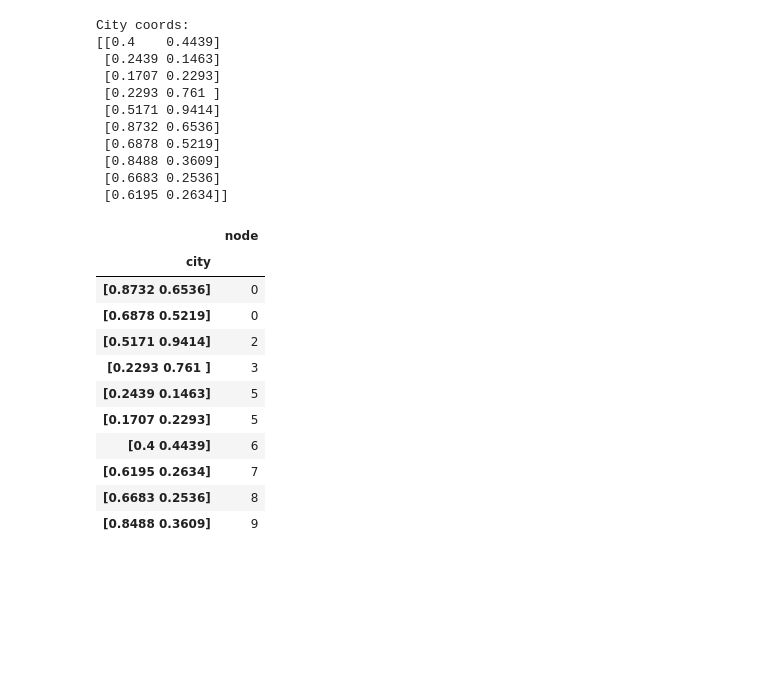
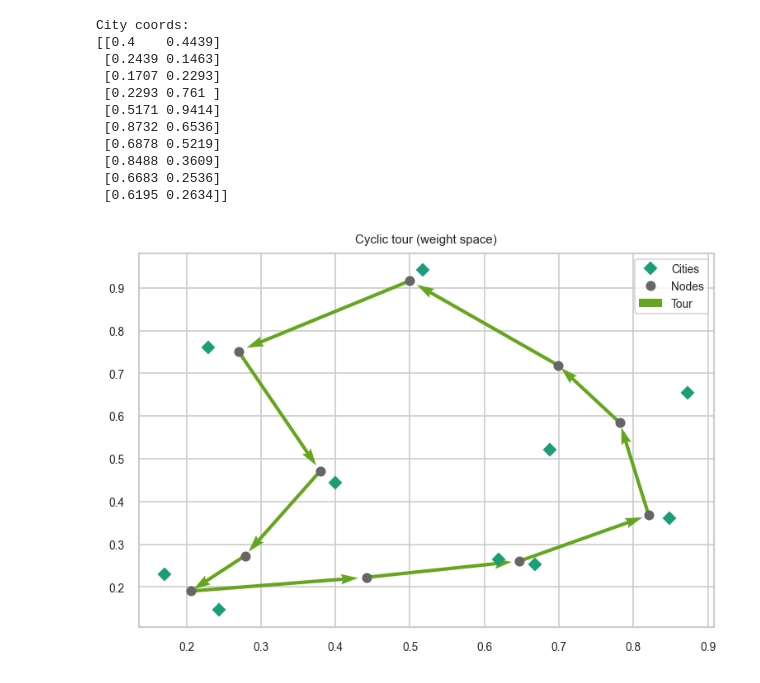
Before and after one commit to molguin92/ANNDA_HT20_LAB2, a Jupyter notebook: part2.ipynb, the cells around one changed output. Cells and saved outputs as stored; diff of their text form; code cells hidden in the pictures; blank space fills up the shorter version.

Commit message:
cyclic tour

```diff
--- a/part2.ipynb
+++ b/part2.ipynb
@@ -61,52 +61,49 @@ cities = []
 with open('data/cities.dat', 'r') as fp:
     for line in fp.readlines():
         if line.startswith('%'):
             # skip comments
             continue
 
         tokens = parse.search('{x_coord:f}, {y_coord:f};', line)
         if tokens is not None:
             cities.append([tokens['x_coord'], tokens['y_coord']])
 
 cities = np.array(cities)
-print('City coords: ')
-print(cities)
 
 som = SelfOrganizingMap(
     topology=CircularSOMTopology(nnodes=10,
                                    starting_neighbor_d=2,
                                    neighborhood_decay_fn=lambda d0, d, epoch: d0 - (epoch // 10)))
 som.train(cities, n_epochs=25, eta=0.25)
-results = som.map(cities)
+tour = som.get_weights()
 
-cities_df = pd.DataFrame(data={'city': [f'{c}' for c in cities], 'node': results}) \
-    .set_index('city')
-cities_df = cities_df.sort_values('node')
-cities_df
+fig, ax = plt.subplots()
+cmap = plt.cm.get_cmap('Dark2', 3)
+ax.plot(cities[:, 0], cities[:, 1], 'D', label='Cities', color=cmap(0))
+
+x = tour[:, 0]
+x = np.append(x, x[0])
+y = tour[:, 1]
+y = np.append(y, y[0])
+ax.quiver(x[:-1], y[:-1], x[1:]-x[:-1], y[1:]-y[:-1], scale_units='xy', angles='xy', scale=1.05, color=cmap(1), width=0.006, label='Tour')
+ax.plot(tour[:, 0], tour[:, 1], 'o', label='Nodes', color=cmap(2))
+ax.legend()
+ax.set_title('Cyclic tour (weight space)')
+
+plt.show()
 # %% [output]
 City coords:
 [[0.4    0.4439]
  [0.2439 0.1463]
  [0.1707 0.2293]
  [0.2293 0.761 ]
  [0.5171 0.9414]
  [0.8732 0.6536]
  [0.6878 0.5219]
  [0.8488 0.3609]
  [0.6683 0.2536]
  [0.6195 0.2634]]
-|  | node |
-| city |  |
-| [0.8732 0.6536] | 0 |
-| [0.6878 0.5219] | 0 |
-| [0.5171 0.9414] | 2 |
-| [0.2293 0.761 ] | 3 |
-| [0.2439 0.1463] | 5 |
-| [0.1707 0.2293] | 5 |
-| [0.4 0.4439] | 6 |
-| [0.6195 0.2634] | 7 |
-| [0.6683 0.2536] | 8 |
-| [0.8488 0.3609] | 9 |
+[figure, added]
 # %%
 # mps
 som = SelfOrganizingMap(GridSOMTopology(nrows=10, ncols=10, starting_neighbor_d=6,
```
Also changed, not shown: parts of 4 cells of this notebook.
